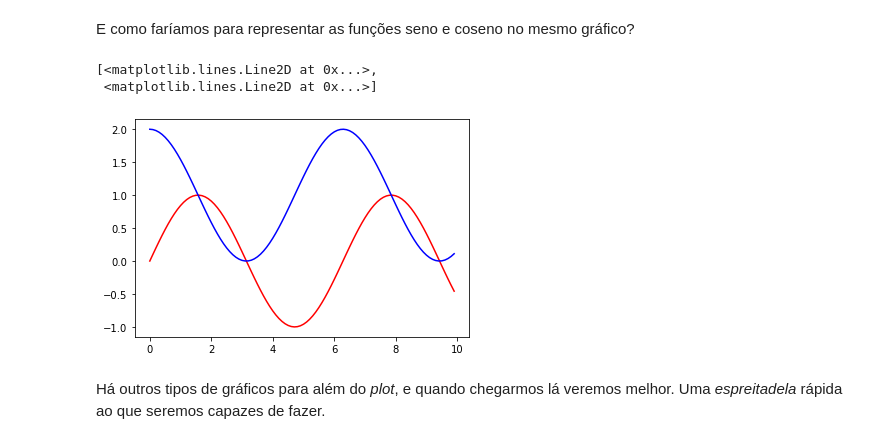
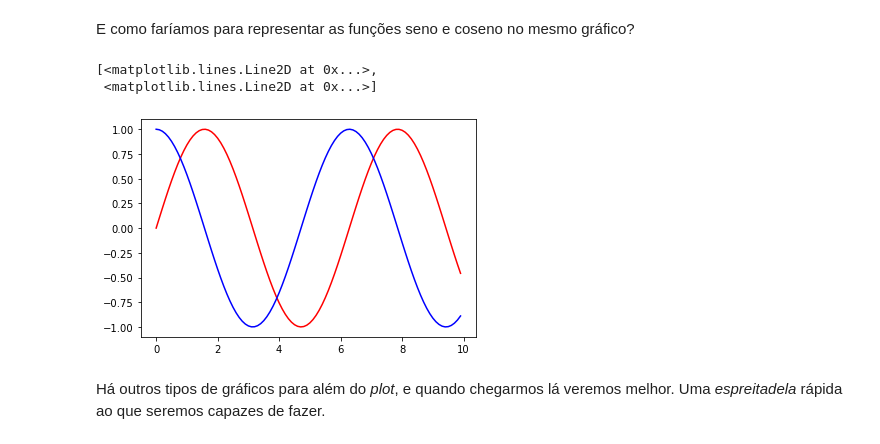
Before and after one commit to margaridamadeira/IPC-2020-21, a Jupyter notebook: docs/S1/Introdução.ipynb, the cells around one changed output. Cells and saved outputs as stored; diff of their text form; code cells hidden in the pictures.

```diff
--- a/docs/S1/Introdução.ipynb
+++ b/docs/S1/Introdução.ipynb
@@ -262,12 +248,12 @@ plot(x, x**2)
 # %% [markdown]
 E como faríamos para representar as funções seno e coseno no mesmo gráfico?
 # %%
-x=arange(0,10,0.1);
+x=np.arange(0,10,0.1);
 # %%
-plot(x, sin(x), 'r', x, 1+cos(x),'b')
+plot(x, np.sin(x), 'r', x, np.cos(x),'b')
 # %% [output]
 [<matplotlib.lines.Line2D at 0x...>,
  <matplotlib.lines.Line2D at 0x...>]
-[figure, old version]
+[figure, new version]
 # %% [markdown]
 Há outros tipos de gráficos para além do *plot*, e quando chegarmos lá veremos melhor. Uma *espreitadela* rápida ao que seremos capazes de fazer.
```
Also changed, not shown: parts of 12 cells of this notebook, 34 other files.
